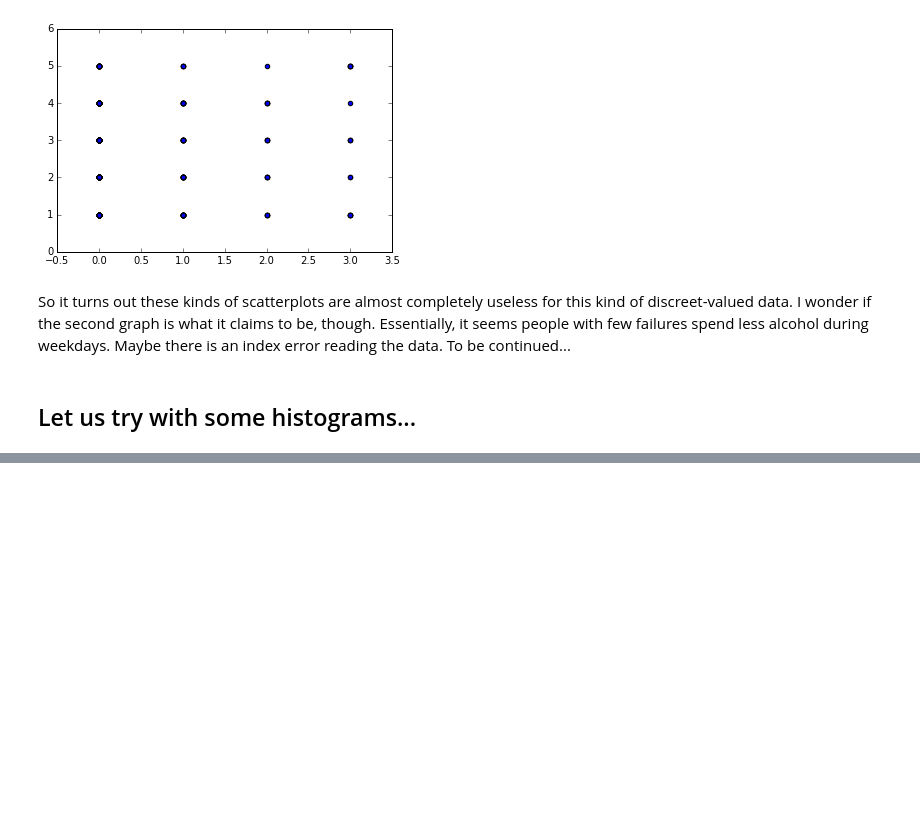
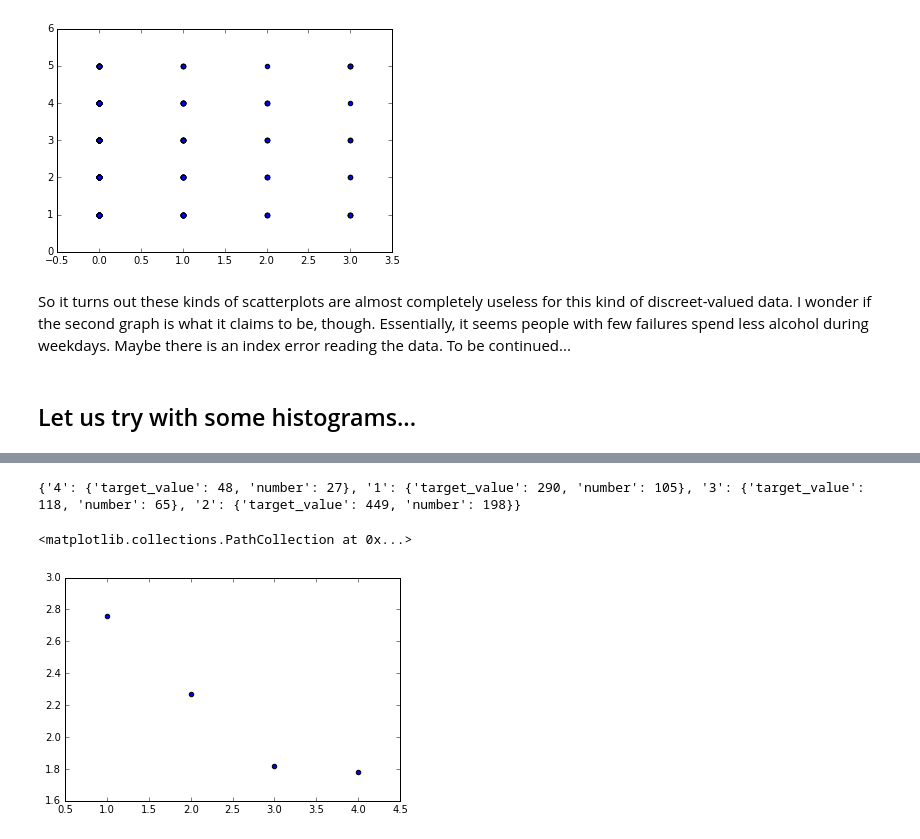
Before and after one commit to jtirila/data-exploration-snippets, a Jupyter notebook: case-studies/student-alcohol-consumption/student-alcohol-consumption.ipynb, the cells around one changed output, grey strips where cells are left out. Cells and saved outputs as stored; diff of their text form; code cells hidden in the pictures; blank space fills up the shorter version.

```diff
--- a/case-studies/student-alcohol-consumption/student-alcohol-consumption.ipynb
+++ b/case-studies/student-alcohol-consumption/student-alcohol-consumption.ipynb
@@ -122,0 +183,9 @@ plt.scatter(keys, values)
+# %%
+stime_walc_totals = partitioned_values(data, 13, 27)
+print(stime_walc_totals)
+keys, values = category_averages(stime_walc_totals)
+plt.scatter(keys, values)
+# %% [output]
+{'4': {'target_value': 48, 'number': 27}, '1': {'target_value': 290, 'number': 105}, '3': {'target_value': 118, 'number': 65}, '2': {'target_value': 449, 'number': 198}}
+<matplotlib.collections.PathCollection at 0x...>
+[figure, added]
```
Also changed, not shown: parts of 18 cells of this notebook.
